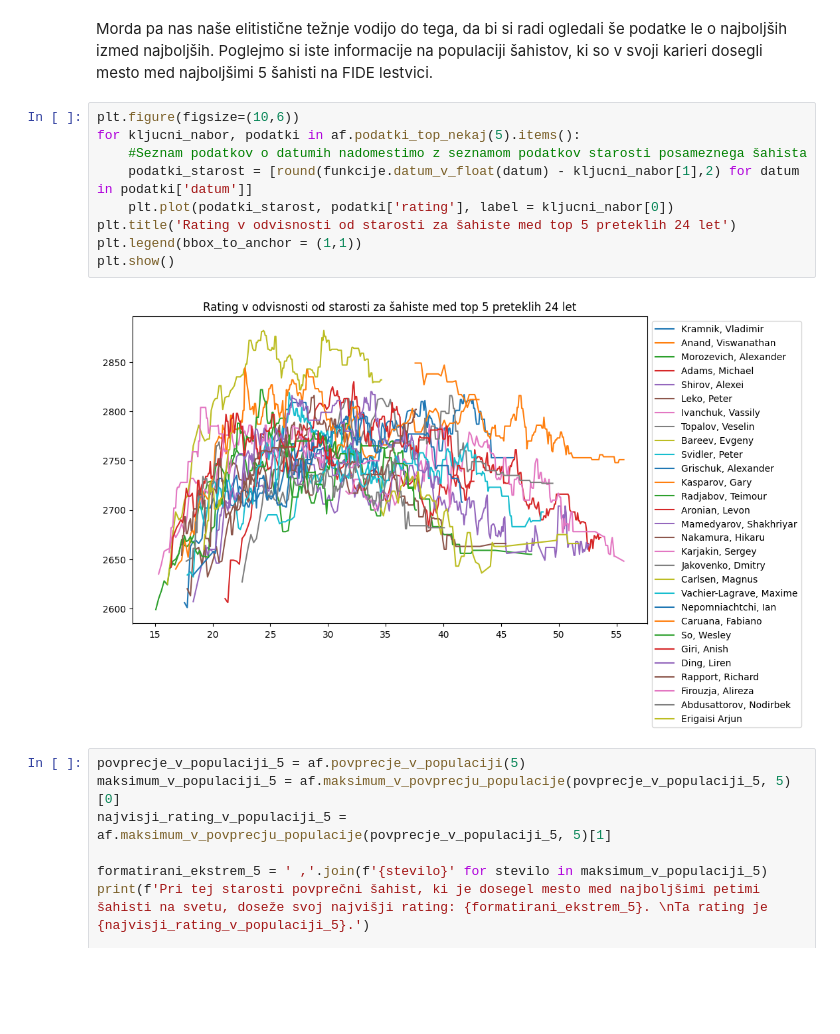
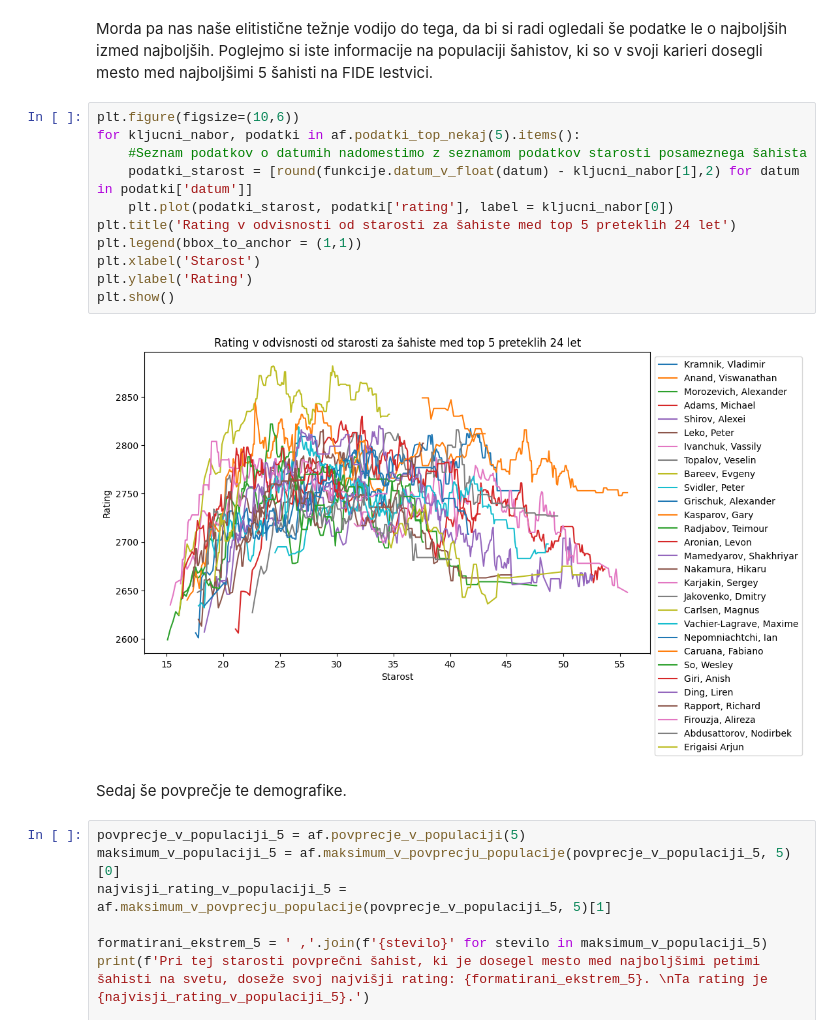
Before and after one commit to HugoTrebse/UVP-projektna-naloga, a Jupyter notebook: analiza_podatkov.ipynb, the cells around one changed output. Cells and saved outputs as stored; diff of their text form; blank space fills up the shorter version.

```diff
--- a/analiza_podatkov.ipynb
+++ b/analiza_podatkov.ipynb
@@ -128,14 +121,18 @@ Morda pa nas naše elitistične težnje vodijo do tega, da bi si radi ogledali
 # %%
 plt.figure(figsize=(10,6))
 for kljucni_nabor, podatki in af.podatki_top_nekaj(5).items():
     #Seznam podatkov o datumih nadomestimo z seznamom podatkov starosti posameznega šahista
     podatki_starost = [round(funkcije.datum_v_float(datum) - kljucni_nabor[1],2) for datum in podatki['datum']]
     plt.plot(podatki_starost, podatki['rating'], label = kljucni_nabor[0])
 plt.title('Rating v odvisnosti od starosti za šahiste med top 5 preteklih 24 let')
 plt.legend(bbox_to_anchor = (1,1))
+plt.xlabel('Starost')
+plt.ylabel('Rating')
 plt.show()
 # %% [output]
-[figure, old version]
+[figure, new version]
+# %% [markdown]
+Sedaj še povprečje te demografike.
 # %%
 povprecje_v_populaciji_5 = af.povprecje_v_populaciji(5)
 maksimum_v_populaciji_5 = af.maksimum_v_povprecju_populacije(povprecje_v_populaciji_5, 5)[0]
```
Also changed, not shown: parts of 12 cells of this notebook.
